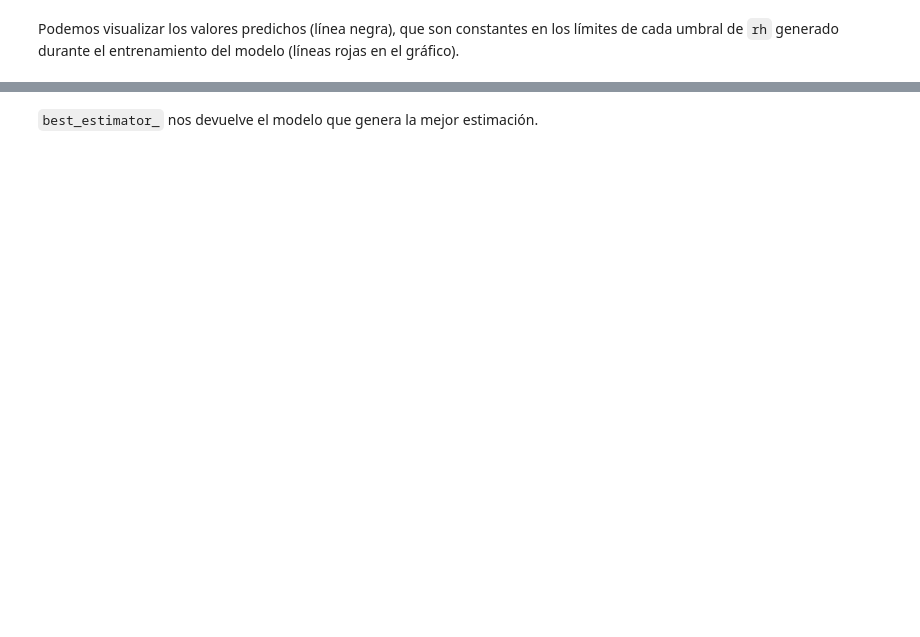
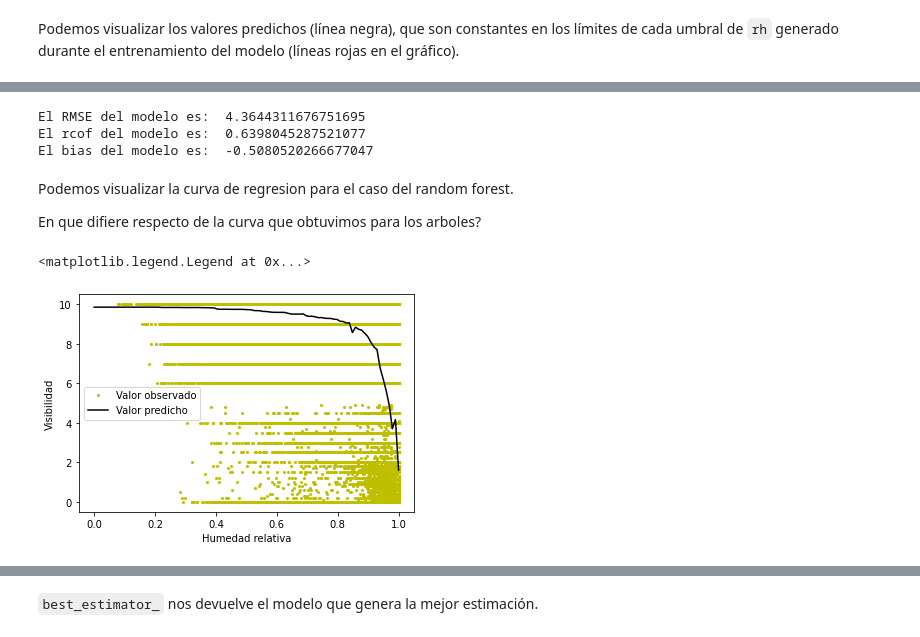
Before and after one commit to paocorrales/arboles_y_bosques, a Jupyter notebook: Scripts/02-arboles_niebla_regresion.ipynb, the cells around one changed output, grey strips where cells are left out. Saved outputs shown, nothing was run; the diff lists cells and outputs as text; code cells hidden in the pictures; blank space fills up the shorter version.

```diff
--- a/Scripts/02-arboles_niebla_regresion.ipynb
+++ b/Scripts/02-arboles_niebla_regresion.ipynb
@@ -95,0 +169,18 @@ plt.legend()
+# %%
+#Vamos a definir una funcion simple que calcule estos indices.
+def compute_scores_reg( y_pred , y_true ) :
+    rmse = np.mean( ( y_pred - y_true )**2 )
+    rcof = np.corrcoef( y_pred , y_true )[0,1]
+    bias = np.mean( y_pred - y_true )
+
+    print('El RMSE del modelo es: ',rmse )
+    print('El rcof del modelo es: ',rcof )
+    print('El bias del modelo es: ',bias )
+
+    return rmse , rcof , bias
+
+tree_reg = DecisionTreeRegressor(max_depth = 6,splitter='best')
+tree_reg.fit(x_train, y_train)
+y_pred = tree_reg.predict( x_test )
+
+rmse , rcof , bias = compute_scores_reg( y_pred , y_test )
@@ -95,0 +218,11 @@ plt.legend()
+# %%
+from sklearn.ensemble import RandomForestRegressor
+
+NTrees = 500 #Cantidad de arboles en el bosque
+#Usamos arboles con mucha profundidad, ya que el ensamble es lo que contribuye a reducir el overfitting.
+#raondom_state determina la semilla del generador de numeros pseudo-aleatorios. Random forest es un algoritmo
+#estocastico, eso significa que dos realizaciones del algoritmo no necesariamente dan los mismos resultados.
+#Al fijar la semilla garantizamos que dos realizaciones del experimento van a dar exactamente igual (por que?)
+rf_reg = RandomForestRegressor(n_estimators = NTrees  , max_depth=6 ,
+                                n_jobs = -1, random_state = 42 , bootstrap = True )
+rf_reg.fit(x_train, y_train)
@@ -95,0 +244,26 @@ plt.legend()
+# %%
+y_pred = rf_reg.predict( x_test )
+rmse , rcof , bias = compute_scores_reg( y_pred , y_test )
+# %% [output]
+El RMSE del modelo es:  4.3644311676751695
+El rcof del modelo es:  0.6398045287521077
+El bias del modelo es:  -0.5080520266677047
+# %% [markdown]
+ Podemos visualizar la curva de regresion para el caso del random forest.
+
+ En que difiere respecto de la curva que obtuvimos para los arboles?
+# %%
+
+x1 = np.linspace(0, 1, 100).reshape(-1, 1)
+y_pred = rf_reg.predict(x1)
+
+
+plt.figure()
+plt.plot(x_values, y_values, "yo", markersize = 2, label = "Valor observado")
+plt.plot(x1, y_pred, "k-", label = "Valor predicho")
+plt.xlabel("Humedad relativa")
+plt.ylabel("Visibilidad")
+plt.legend()
+# %% [output]
+<matplotlib.legend.Legend at 0x...>
+[figure, added]
```
Also changed, not shown: parts of 36 cells of this notebook.
